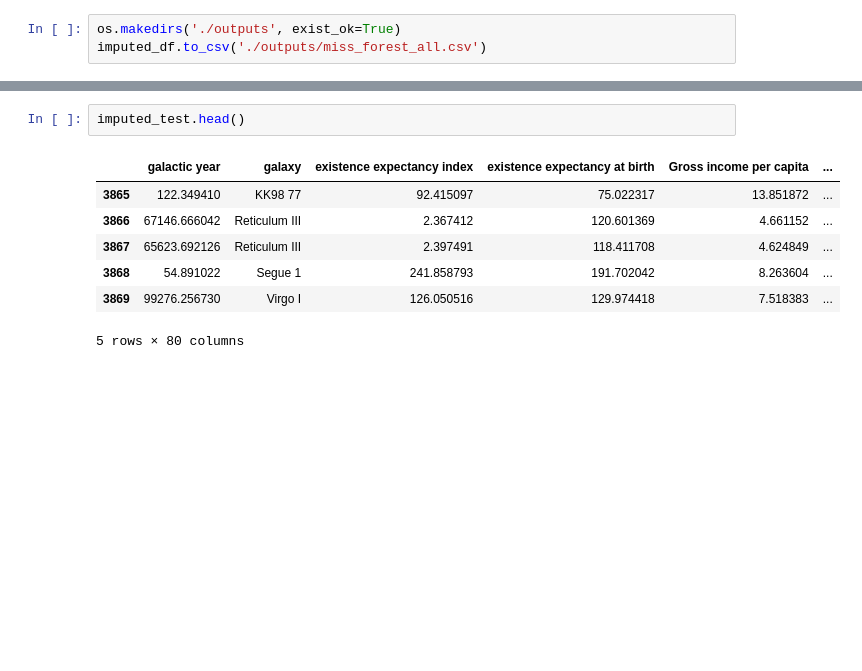
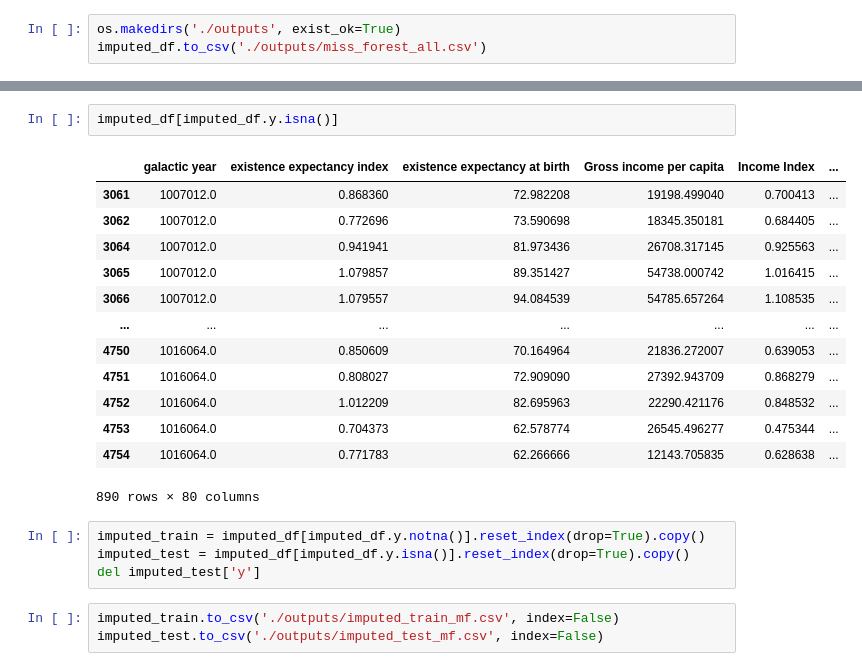
Before and after one commit to devrimcavusoglu/prohack, a Jupyter notebook: notebooks/eda/handling_missing_miss_forest.ipynb, the cells around one changed output, grey strips where cells are left out. Saved outputs shown, nothing was run; the diff lists cells and outputs as text; blank space fills up the shorter version.

```diff
--- a/notebooks/eda/handling_missing_miss_forest.ipynb
+++ b/notebooks/eda/handling_missing_miss_forest.ipynb
@@ -235,10 +189,23 @@ imputed_df.head(50)
-# %%
-imputed_test.head()
-# %% [output]
-|  | galactic year | galaxy | existence expectancy index | existence expectancy at birth | Gross income per capita | ... |
-| 3865 | 122.349410 | KK98 77 | 92.415097 | 75.022317 | 13.851872 | ... |
-| 3866 | 67146.666042 | Reticulum III | 2.367412 | 120.601369 | 4.661152 | ... |
-| 3867 | 65623.692126 | Reticulum III | 2.397491 | 118.411708 | 4.624849 | ... |
-| 3868 | 54.891022 | Segue 1 | 241.858793 | 191.702042 | 8.263604 | ... |
-| 3869 | 99276.256730 | Virgo I | 126.050516 | 129.974418 | 7.518383 | ... |
-5 rows × 80 columns
+# %%
+imputed_df[imputed_df.y.isna()]
+# %% [output]
+|  | galactic year | existence expectancy index | existence expectancy at birth | Gross income per capita | Income Index | ... |
+| 3061 | 1007012.0 | 0.868360 | 72.982208 | 19198.499040 | 0.700413 | ... |
+| 3062 | 1007012.0 | 0.772696 | 73.590698 | 18345.350181 | 0.684405 | ... |
+| 3064 | 1007012.0 | 0.941941 | 81.973436 | 26708.317145 | 0.925563 | ... |
+| 3065 | 1007012.0 | 1.079857 | 89.351427 | 54738.000742 | 1.016415 | ... |
+| 3066 | 1007012.0 | 1.079557 | 94.084539 | 54785.657264 | 1.108535 | ... |
+| ... | ... | ... | ... | ... | ... | ... |
+| 4750 | 1016064.0 | 0.850609 | 70.164964 | 21836.272007 | 0.639053 | ... |
+| 4751 | 1016064.0 | 0.808027 | 72.909090 | 27392.943709 | 0.868279 | ... |
+| 4752 | 1016064.0 | 1.012209 | 82.695963 | 22290.421176 | 0.848532 | ... |
+| 4753 | 1016064.0 | 0.704373 | 62.578774 | 26545.496277 | 0.475344 | ... |
+| 4754 | 1016064.0 | 0.771783 | 62.266666 | 12143.705835 | 0.628638 | ... |
+890 rows × 80 columns
+# %%
+imputed_train = imputed_df[imputed_df.y.notna()].reset_index(drop=True).copy()
+imputed_test = imputed_df[imputed_df.y.isna()].reset_index(drop=True).copy()
+del imputed_test['y']
+# %%
+imputed_train.to_csv('./outputs/imputed_train_mf.csv', index=False)
+imputed_test.to_csv('./outputs/imputed_test_mf.csv', index=False)
```
Also changed, not shown: parts of 12 cells of this notebook, 8 other files.
